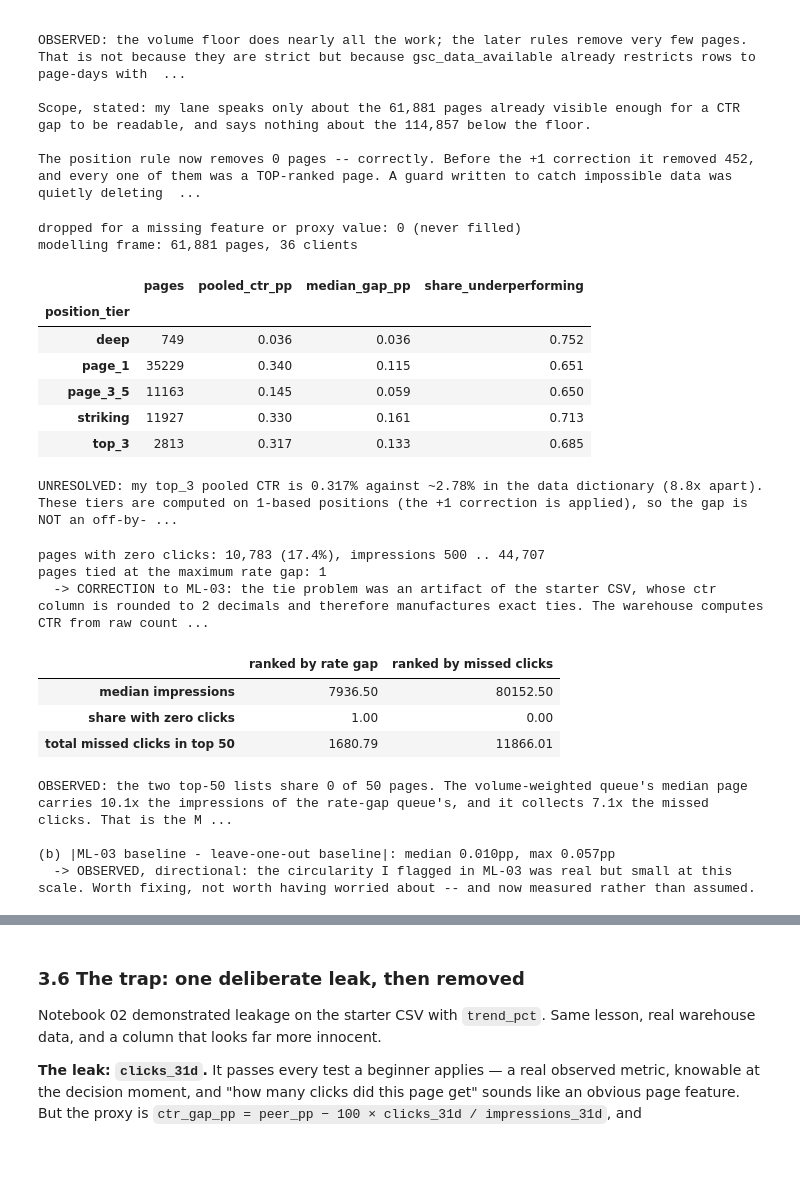
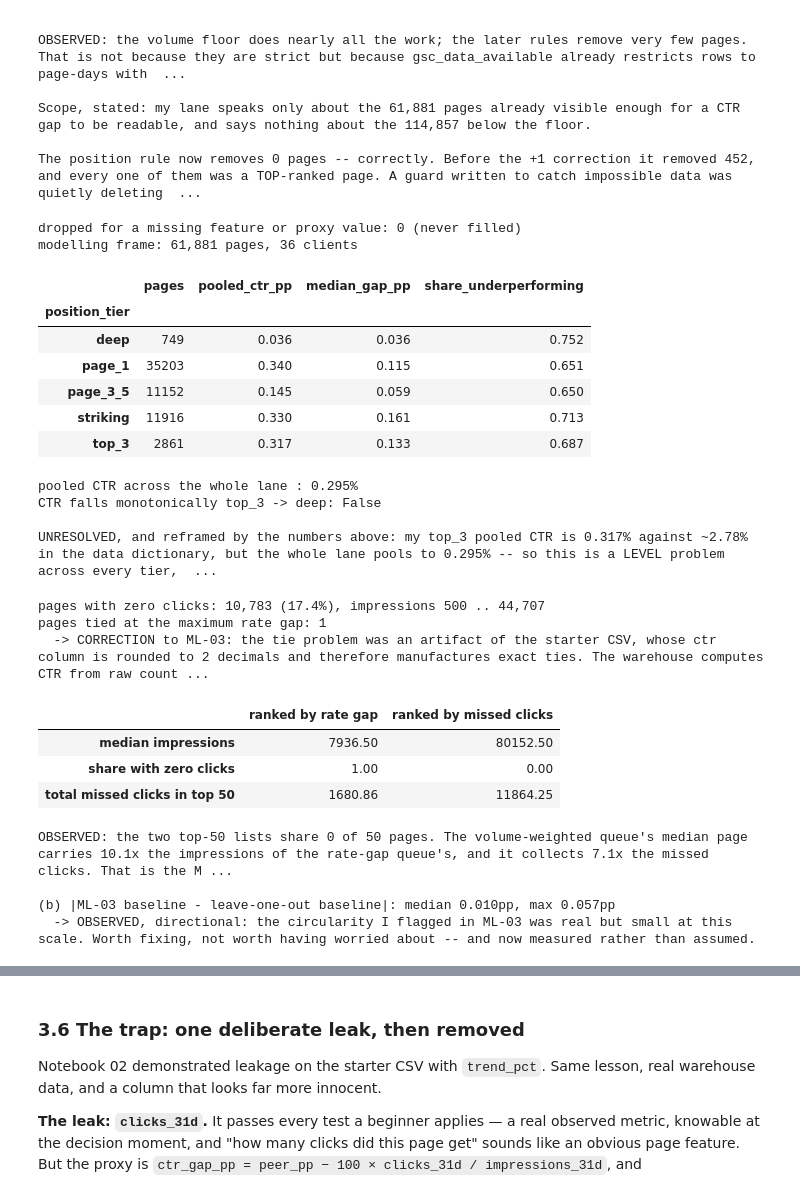
Before and after one commit to widadfatimakhan/flyrank-internship-ml, a Jupyter notebook: work/notebooks/w03_data_contract.ipynb, the cells around one changed output, grey strips where cells are left out. Saved outputs shown, nothing was run; the diff lists cells and outputs as text; code cells hidden in the pictures; blank space fills up the shorter version.

```diff
--- a/work/notebooks/w03_data_contract.ipynb
+++ b/work/notebooks/w03_data_contract.ipynb
@@ -549,7 +555,7 @@ Everything is bounded by `report_date <= 2026-03-31`, so everything survives the
 # halves are the same length). Position numerator: gsc_sum_position when available.
 LAST14_FROM, PREV14_FROM = "2026-03-18", "2026-03-04"
 pos_num = "SUM(gsc_sum_position)" if HAS_SUM_POSITION else f"SUM({COL['pos']} * {COL['imp']})"
-POS_OK  = f"{COL['imp']} > 0 AND {COL['pos']} IS NOT NULL AND {COL['pos']} > 0"
+POS_OK  = f"{COL['imp']} > 0 AND {COL['pos']} IS NOT NULL"
 
 pages = con.sql(f"""
     SELECT {COL['client']}  AS client_hash_id,
@@ -627,46 +633,60 @@ lane["momentum_log14v14"] = np.log((lane["imp_last14"].fillna(0) + 1) /
                                    (lane["imp_prev14"].fillna(0) + 1))
 
 tier_clicks = lane.groupby("position_tier")["clicks_31d"].transform("sum")
 tier_imps   = lane.groupby("position_tier")["impressions_31d"].transform("sum")
 lane["ctr_pp"]  = 100 * lane["clicks_31d"] / lane["impressions_31d"]
 lane["peer_pp"] = (100 * (tier_clicks - lane["clicks_31d"]) /
                    (tier_imps - lane["impressions_31d"])).replace([np.inf, -np.inf], np.nan)
 lane["ctr_gap_pp"] = lane["peer_pp"] - lane["ctr_pp"]                      # THE PROXY
 lane["expected_missed_clicks"] = lane["impressions_31d"] * lane["ctr_gap_pp"] / 100
 
 before = len(lane)
 lane = lane.dropna(subset=list(FEATURES) + ["ctr_gap_pp"]).copy()
 print(f"dropped for a missing feature or proxy value: {before - len(lane):,} (never filled)")
 print(f"modelling frame: {len(lane):,} pages, {lane.client_hash_id.nunique()} clients\n")
 
 g = lane.groupby("position_tier")
 tiers = g.agg(pages=("ctr_gap_pp", "size"), _clicks=("clicks_31d", "sum"),
               _imps=("impressions_31d", "sum"), median_gap_pp=("ctr_gap_pp", "median"))
 tiers["pooled_ctr_pp"]        = 100 * tiers.pop("_clicks") / tiers.pop("_imps")
 tiers["share_underperforming"] = g["ctr_gap_pp"].apply(lambda s: (s > 0).mean())
 tiers = tiers[["pages", "pooled_ctr_pp", "median_gap_pp", "share_underperforming"]].round(3)
 display(tiers)
 
 DOC_TOP3_CTR = 2.78   # docs: at warehouse scale positions 1-3 run ~2.78% CTR
-if "top_3" in tiers.index:
-    obs = tiers.loc["top_3", "pooled_ctr_pp"]
-    print(f"UNRESOLVED: my top_3 pooled CTR is {obs:.3f}% against ~{DOC_TOP3_CTR}% in the data "
-          f"dictionary ({DOC_TOP3_CTR / obs:.1f}x apart). These tiers are computed on 1-based "
-          f"positions (the +1 correction is applied), so the gap is NOT an off-by-one in the "
-          f"boundaries -- that was checked and ruled out. The ranking is relative within tier so the "
-          f"queue still works, but the absolute level does not reconcile: one for the async channel, "
-          f"and a reason not to quote tier CTRs as facts about Google.")
+pooled_all = 100 * lane.clicks_31d.sum() / lane.impressions_31d.sum()
+order = [t for t in ["top_3", "page_1", "striking", "page_3_5", "deep"] if t in tiers.index]
+seq = [tiers.loc[t, "pooled_ctr_pp"] for t in order]
+monotonic = all(a >= b for a, b in zip(seq, seq[1:]))
+
+print(f"pooled CTR across the whole lane : {pooled_all:.3f}%")
+print(f"CTR falls monotonically top_3 -> deep: {monotonic}")
+print()
+print(f"UNRESOLVED, and reframed by the numbers above: my top_3 pooled CTR is "
+      f"{tiers.loc['top_3','pooled_ctr_pp']:.3f}% against ~{DOC_TOP3_CTR}% in the data dictionary, "
+      f"but the whole lane pools to {pooled_all:.3f}% -- so this is a LEVEL problem across every "
+      f"tier, not a top_3 artifact, and not an off-by-one (positions are 1-based here). "
+      + ("Worse, CTR does not fall monotonically: top_3 sits BELOW page_1, which position alone "
+         "cannot explain. " if not monotonic else "")
+      + "Candidate explanations I cannot separate with this table: impressions counted on a "
+      "different basis from clicks, monthly page-level averaging mixing many queries per page, or "
+      "a tier dominated by a few atypical clients. The queue ranks WITHIN tier so it still works, "
+      "but no absolute tier CTR from this notebook should be quoted as a fact about Google. Async "
+      "channel.")
 # %% [output]
 dropped for a missing feature or proxy value: 0 (never filled)
 modelling frame: 61,881 pages, 36 clients
 |  | pages | pooled_ctr_pp | median_gap_pp | share_underperforming |
 | position_tier |  |  |  |  |
 | deep | 749 | 0.036 | 0.036 | 0.752 |
-| page_1 | 35229 | 0.340 | 0.115 | 0.651 |
-| page_3_5 | 11163 | 0.145 | 0.059 | 0.650 |
-| striking | 11927 | 0.330 | 0.161 | 0.713 |
-| top_3 | 2813 | 0.317 | 0.133 | 0.685 |
+| page_1 | 35203 | 0.340 | 0.115 | 0.651 |
+| page_3_5 | 11152 | 0.145 | 0.059 | 0.650 |
+| striking | 11916 | 0.330 | 0.161 | 0.713 |
+| top_3 | 2861 | 0.317 | 0.133 | 0.687 |
-UNRESOLVED: my top_3 pooled CTR is 0.317% against ~2.78% in the data dictionary (8.8x apart). These tiers are computed on 1-based positions (the +1 correction is applied), so the gap is NOT an off-by- ...
+pooled CTR across the whole lane : 0.295%
+CTR falls monotonically top_3 -> deep: False
+
+UNRESOLVED, and reframed by the numbers above: my top_3 pooled CTR is 0.317% against ~2.78% in the data dictionary, but the whole lane pools to 0.295% -- so this is a LEVEL problem across every tier,  ...
 # %%
 # --- Did my two ML-03 limitations survive contact with real data? -----------
 # (a) ML-03: zero-CTR pages all TIE at the maximum score regardless of volume.
@@ -713,7 +733,7 @@ pages tied at the maximum rate gap: 1
 |  | ranked by rate gap | ranked by missed clicks |
 | median impressions | 7936.50 | 80152.50 |
 | share with zero clicks | 1.00 | 0.00 |
-| total missed clicks in top 50 | 1680.79 | 11866.01 |
+| total missed clicks in top 50 | 1680.86 | 11864.25 |
 OBSERVED: the two top-50 lists share 0 of 50 pages. The volume-weighted queue's median page carries 10.1x the impressions of the rate-gap queue's, and it collects 7.1x the missed clicks. That is the M ...
 
 (b) |ML-03 baseline - leave-one-out baseline|: median 0.010pp, max 0.057pp
```
Also changed, not shown: parts of 8 cells of this notebook.
